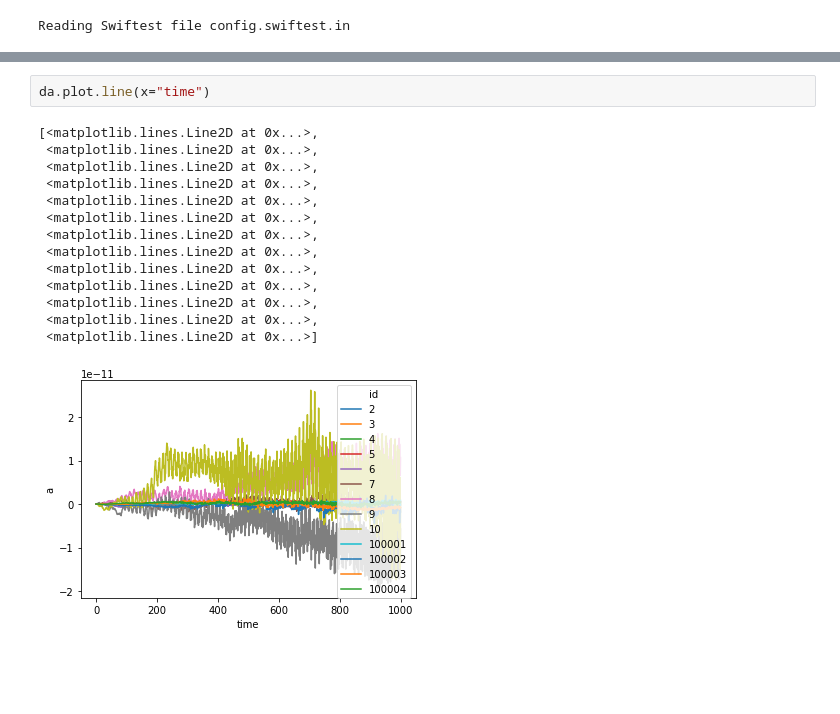
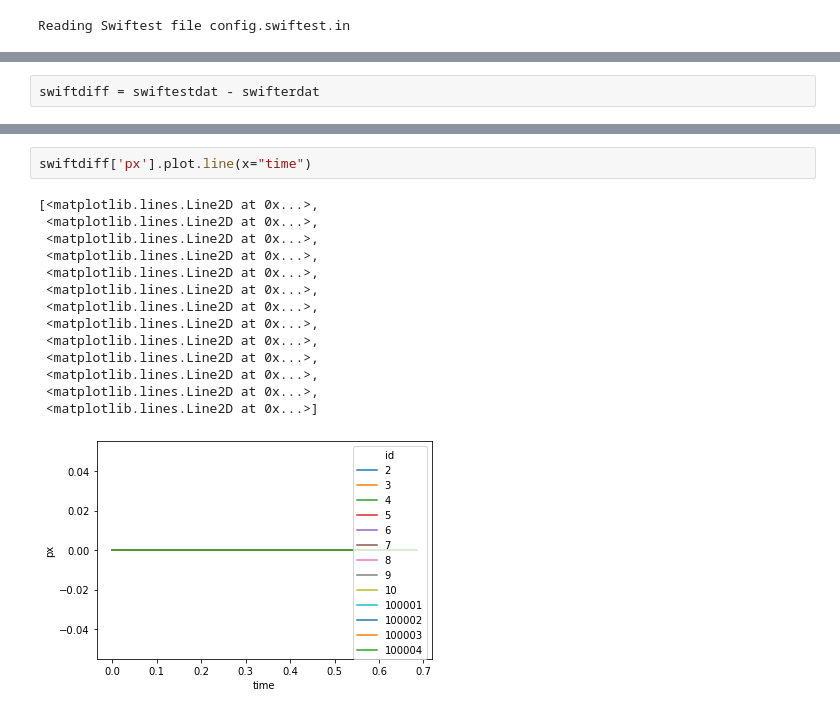
Before and after one commit to MintonGroup/swiftest, a Jupyter notebook: examples/whm_swifter_comparison/whm_swiftest_vs_swifter.ipynb, the cells around one changed output, grey strips where cells are left out. Saved outputs shown, nothing was run; the diff lists cells and outputs as text; blank space fills up the shorter version.

```diff
--- a/examples/whm_swifter_comparison/whm_swiftest_vs_swifter.ipynb
+++ b/examples/whm_swifter_comparison/whm_swiftest_vs_swifter.ipynb
@@ -41,0 +19,2 @@ Data variables:
+# %%
+swiftdiff = swiftestdat - swifterdat
@@ -42,18 +38,18 @@ Data variables:
 # %%
-da.plot.line(x="time")
+swiftdiff['px'].plot.line(x="time")
 # %% [output]
 [<matplotlib.lines.Line2D at 0x...>,
  <matplotlib.lines.Line2D at 0x...>,
  <matplotlib.lines.Line2D at 0x...>,
  <matplotlib.lines.Line2D at 0x...>,
  <matplotlib.lines.Line2D at 0x...>,
  <matplotlib.lines.Line2D at 0x...>,
  <matplotlib.lines.Line2D at 0x...>,
  <matplotlib.lines.Line2D at 0x...>,
  <matplotlib.lines.Line2D at 0x...>,
  <matplotlib.lines.Line2D at 0x...>,
  <matplotlib.lines.Line2D at 0x...>,
  <matplotlib.lines.Line2D at 0x...>,
  <matplotlib.lines.Line2D at 0x...>]
-[figure, old version]
+[figure, new version]
 # %%
```
Also changed, not shown: parts of 8 cells of this notebook, 3 other files.
